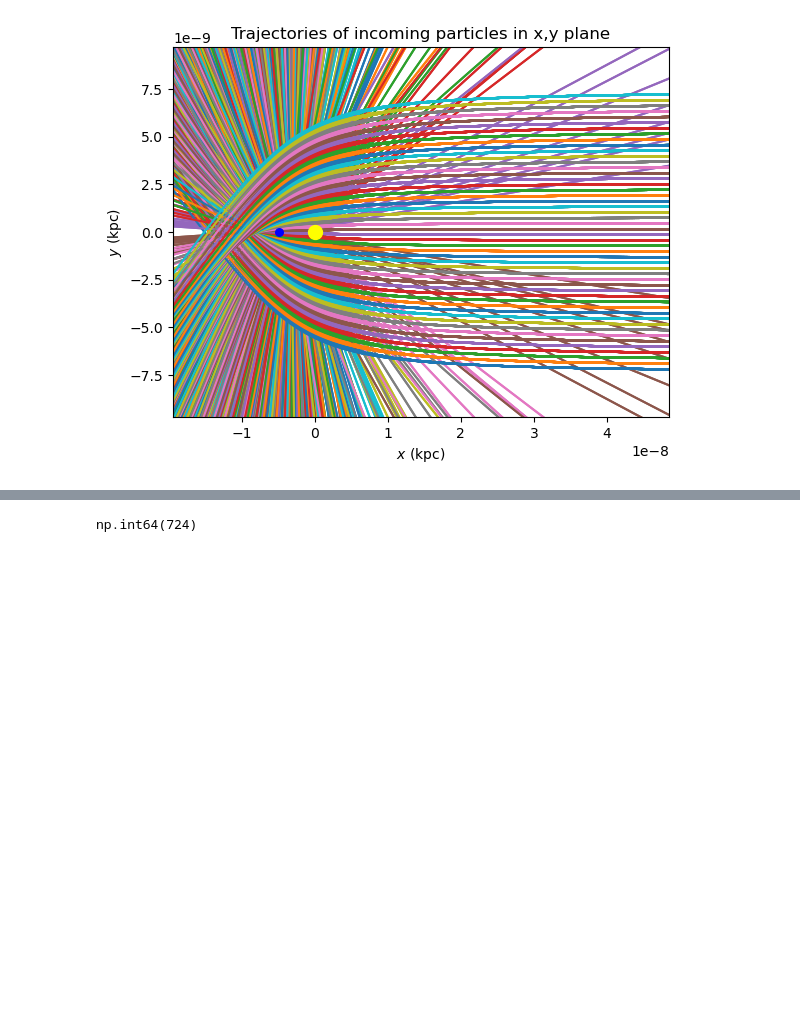
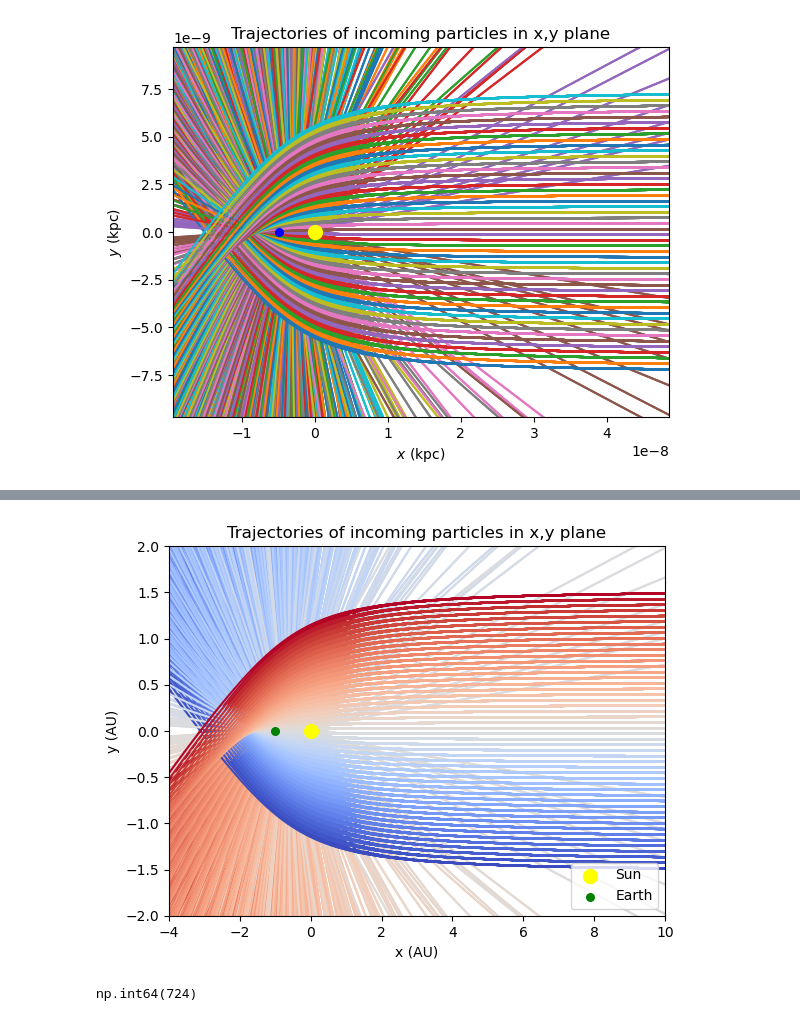
Before and after one commit to shauryagarg145/dark-matter-waves, a Jupyter notebook: solving_trajectories.ipynb, the cells around one changed output, grey strips where cells are left out. Cells and saved outputs as stored; diff of their text form; code cells hidden in the pictures; blank space fills up the shorter version.

Commit message:
new trajectory plot. what do you think?
Let see paul allens plot

```diff
--- a/solving_trajectories.ipynb
+++ b/solving_trajectories.ipynb
@@ -80,3 +80,9 @@ Text(0.5, 1.0, 'Trajectories of incoming particles in x,y plane')
 [figure]
 # %%
 orbit = o.getOrbit()
+# %%
+r = orbit[:, :, 0]
+phi = orbit[:, :, -1]
+
+x = r * np.cos(phi) * 8 / rs_kpc
+y = r * np.sin(phi) * 8 / rs_kpc
@@ -83,3 +105,33 @@ orbit = o.getOrbit()
+# %%
+plt.clf()
+
+cmap = plt.colormaps["coolwarm"]
+
+colors = cmap(np.linspace(0, 1, int(np.sqrt(x.shape[0]))))
+
+j = 0
+for i in range(x.shape[0]):
+    plt.plot(x[i], y[i], color = colors[j])
+
+    j += 1
+    if j == 50:
+        j = 0
+
+plt.xlim(-4, 10)
+plt.ylim(-2, 2)
+
+plt.scatter(0, 0, marker="o", s=100, color = "yellow", zorder= 4, label = "Sun")
+plt.scatter(-1, 0, marker="o", s=30, color = "green", zorder= 4, label = "Earth")
+
+plt.title("Trajectories of incoming particles in x,y plane")
+plt.xlabel("x (AU)")
+plt.ylabel("y (AU)")
+
+plt.legend(loc = "lower right")
+
+plt.savefig("plots/cool_trajectories.png", dpi = 400, bbox_inches = "tight")
+# %% [output]
+[figure, added]
 # %%
 z = orbit[:, :, 3]
 mask_ri = orbit[:, :, 0]
```
Also changed, not shown: parts of 1 cell of this notebook, 1 other file.
